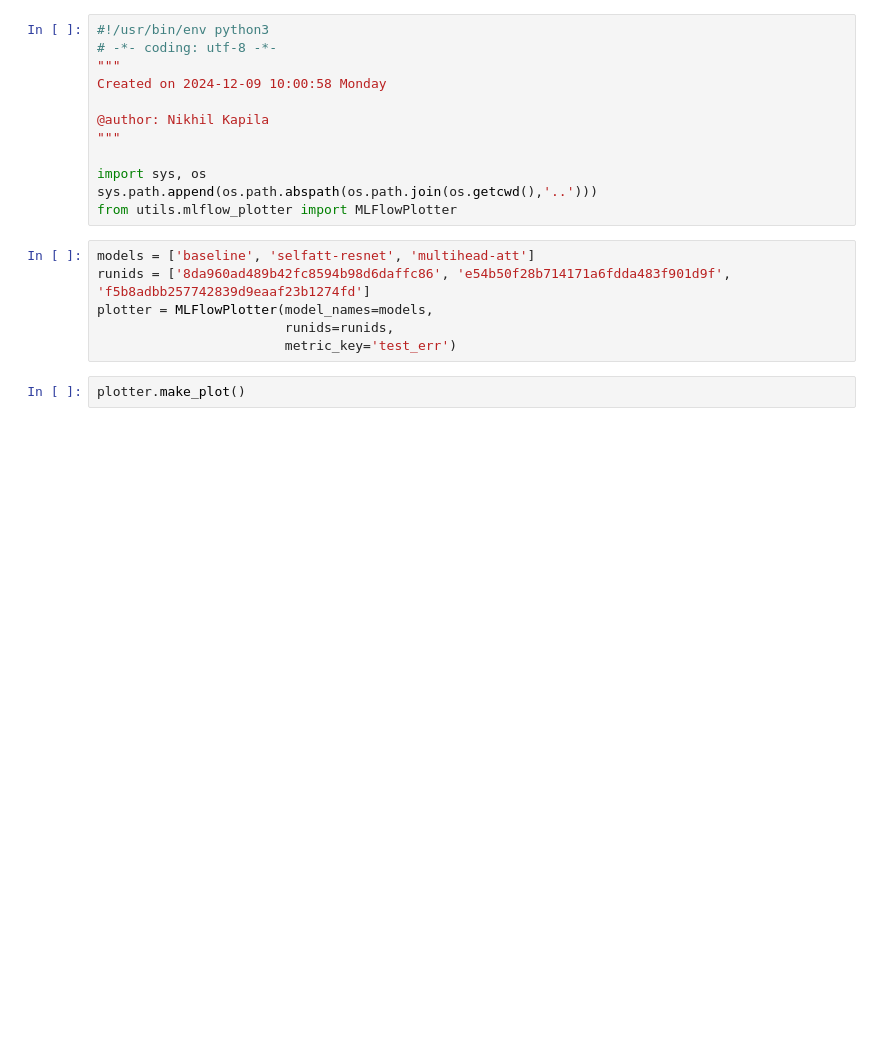
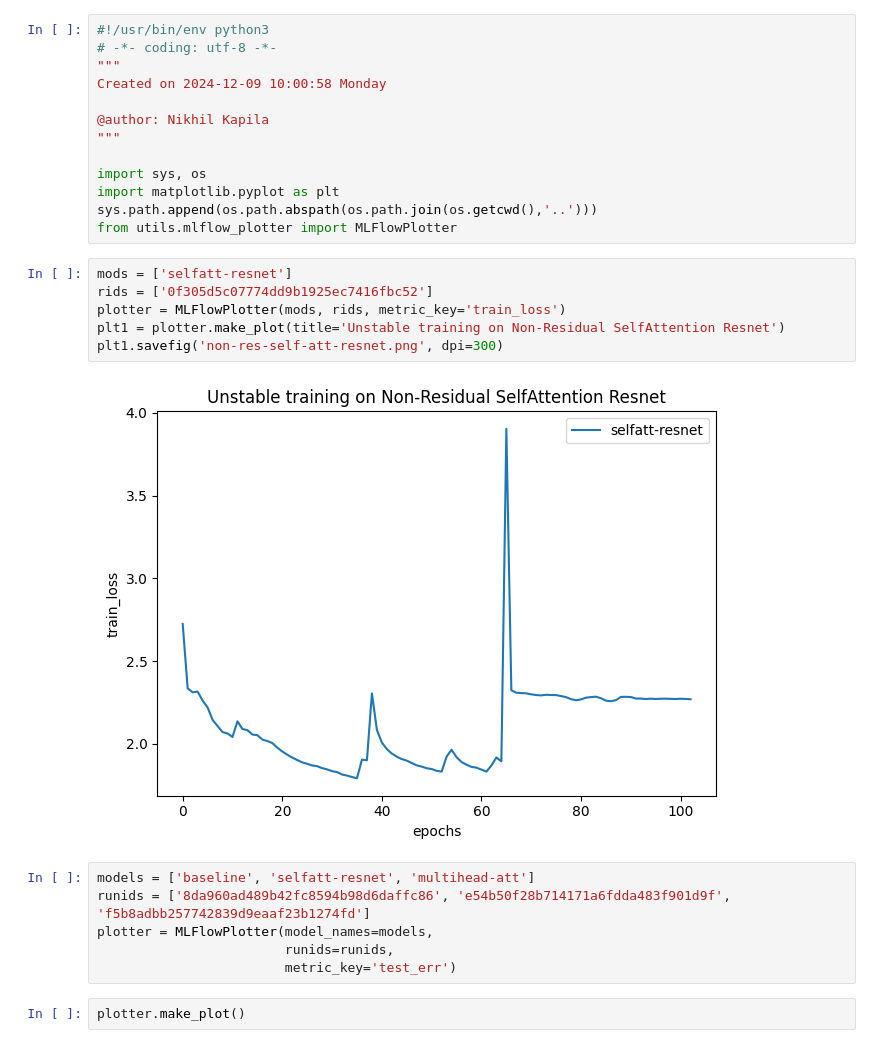
Before and after one commit to AttentionSeekers/CNNtention, a Jupyter notebook: notebooks/model_plot_example.ipynb, the cells around one changed output. Drawn from its saved outputs; the diff is of its cells as text; blank space fills up the shorter version.

Commit message:
feat(notebooks/model_plot_example): added plot example with savefig for reference

```diff
--- a/notebooks/model_plot_example.ipynb
+++ b/notebooks/model_plot_example.ipynb
@@ -8,8 +8,17 @@ Created on 2024-12-09 10:00:58 Monday
 """
 
 import sys, os
+import matplotlib.pyplot as plt
 sys.path.append(os.path.abspath(os.path.join(os.getcwd(),'..')))
 from utils.mlflow_plotter import MLFlowPlotter
+# %%
+mods = ['selfatt-resnet']
+rids = ['0f305d5c07774dd9b1925ec7416fbc52']
+plotter = MLFlowPlotter(mods, rids, metric_key='train_loss')
+plt1 = plotter.make_plot(title='Unstable training on Non-Residual SelfAttention Resnet')
+plt1.savefig('non-res-self-att-resnet.png', dpi=300)
+# %% [output]
+[figure, added]
 # %%
 models = ['baseline', 'selfatt-resnet', 'multihead-att']
 runids = ['8da960ad489b42fc8594b98d6daffc86', 'e54b50f28b714171a6fdda483f901d9f', 'f5b8adbb257742839d9eaaf23b1274fd']
```
Also changed, not shown: parts of 2 cells of this notebook.
